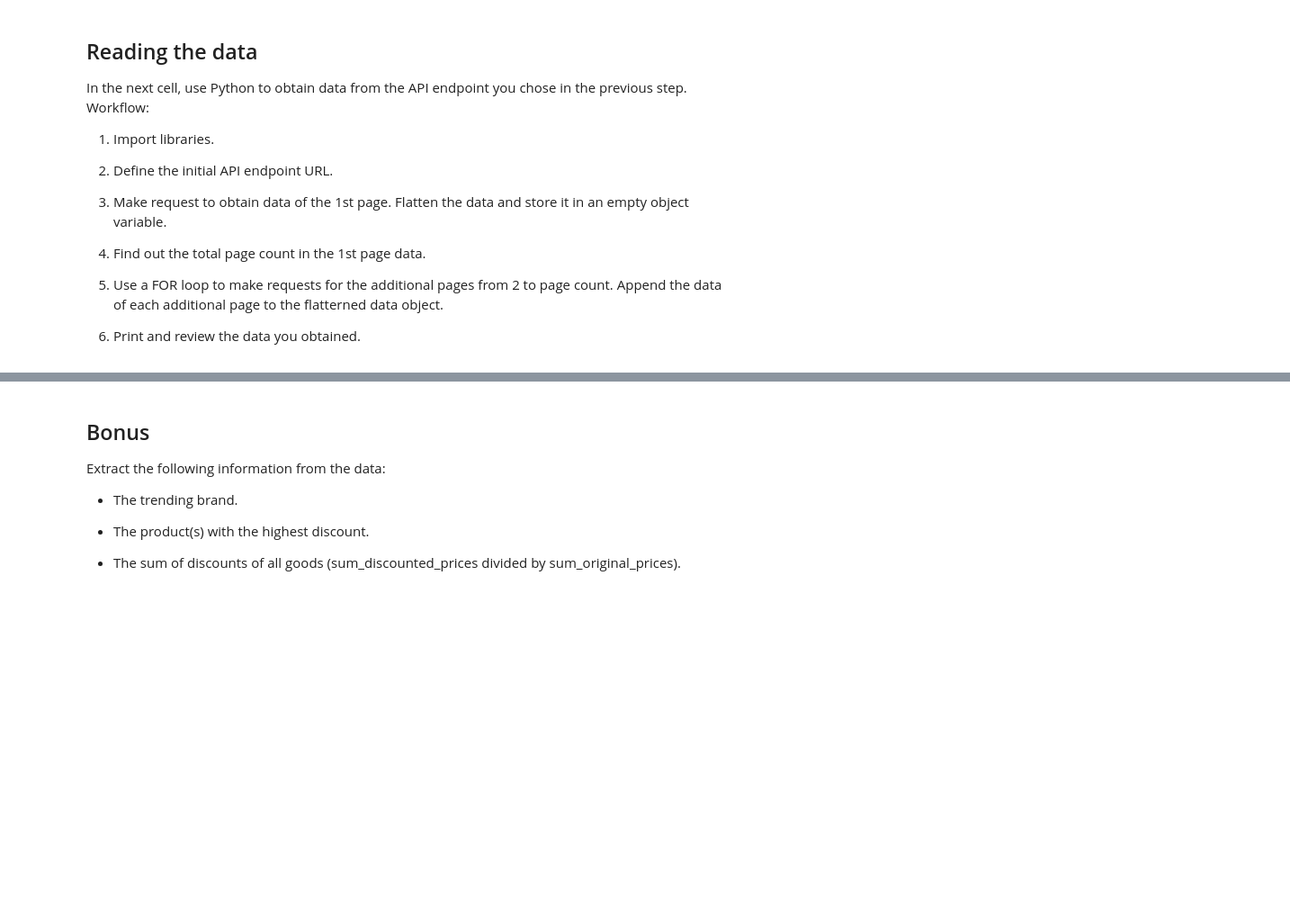
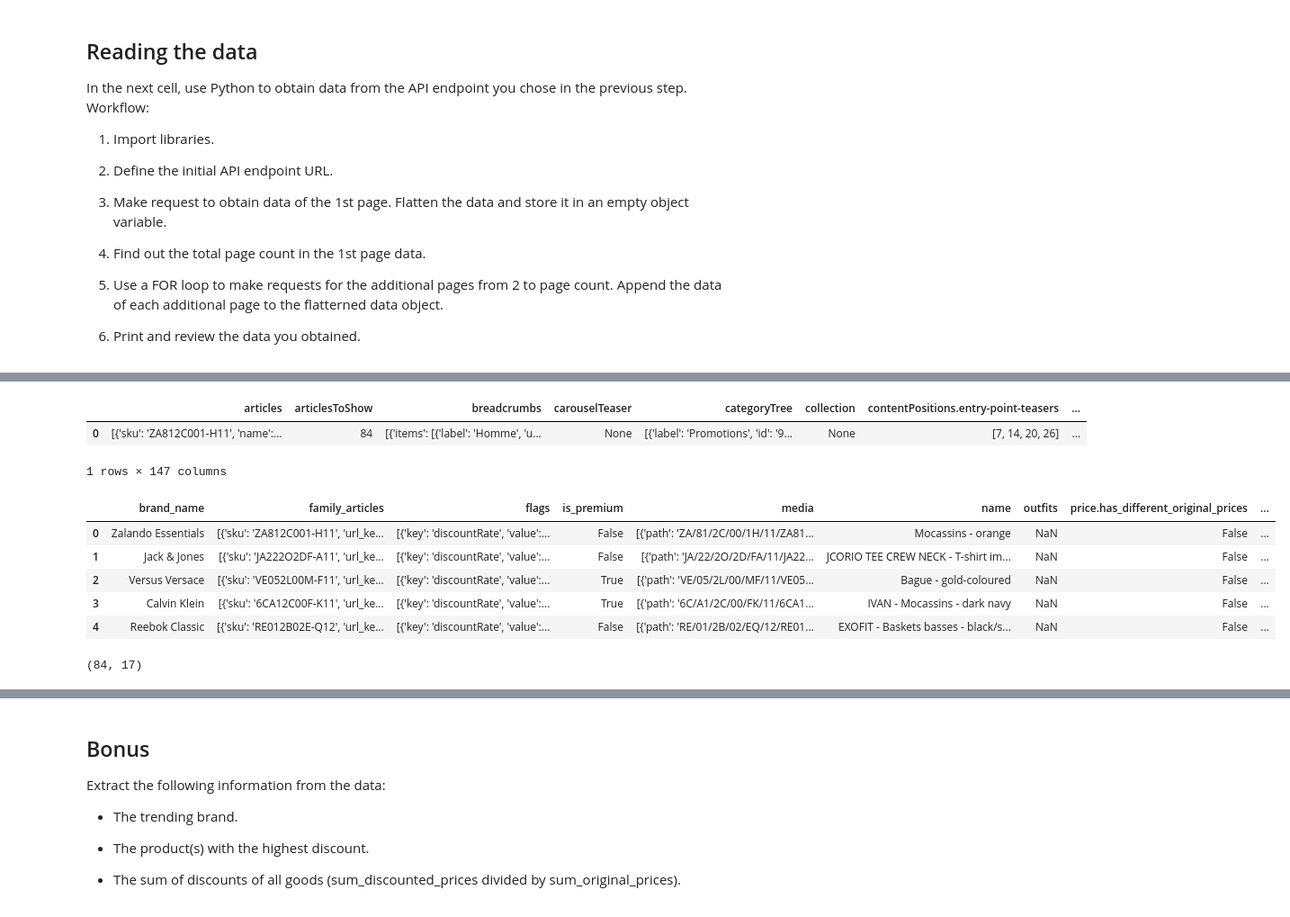
Before and after one commit to ta-datapt-bcn/lab-parsing-API-data, a Jupyter notebook: your-code/main.ipynb, the cells around one changed output, grey strips where cells are left out. Shown: that part at 90% size. Cells and saved outputs as stored; diff of their text form; code cells hidden in the pictures; blank space fills up the shorter version.

```diff
--- a/your-code/main.ipynb
+++ b/your-code/main.ipynb
@@ -20,3 +18,5 @@ Wrote your codes in the cell below to obtain the data from the API endpoint you
+# %%
+url='https://www.zalando.fr/api/catalog/articles?categories=promo-homme&limit=84&offset=84&sort=sale'
 # %% [markdown]
 ## Reading the data
 
@@ -37,0 +43,7 @@ In the next cell, use Python to obtain data from the API endpoint you chose in t
+# %%
+# headers definition
+headers = {'user-agent': 'Mozilla/5.0 (X11; Linux x86_64) AppleWebKit/537.36 (KHTML, like Gecko) Ubuntu Chromium/75.0.3770.90 Chrome/75.0.3770.90 Safari/537.36'}
+# %%
+response = requests.get(url, headers = headers)
+results = response.json()
+results
@@ -37,0 +68,21 @@ In the next cell, use Python to obtain data from the API endpoint you chose in t
+# %%
+flattened_data = json_normalize(results)
+flattened_data.head()
+# %% [output]
+|  | articles | articlesToShow | breadcrumbs | carouselTeaser | categoryTree | collection | contentPositions.entry-point-teasers | ... |
+| 0 | [{'sku': 'ZA812C001-H11', 'name':... | 84 | [{'items': [{'label': 'Homme', 'u... | None | [{'label': 'Promotions', 'id': '9... | None | [7, 14, 20, 26] | ... |
+1 rows × 147 columns
+# %%
+articles = json_normalize(flattened_data.articles[0])
+articles.head()
+# %% [output]
+|  | brand_name | family_articles | flags | is_premium | media | name | outfits | price.has_different_original_prices | ... |
+| 0 | Zalando Essentials | [{'sku': 'ZA812C001-H11', 'url_ke... | [{'key': 'discountRate', 'value':... | False | [{'path': 'ZA/81/2C/00/1H/11/ZA81... | Mocassins - orange | NaN | False | ... |
+| 1 | Jack & Jones | [{'sku': 'JA222O2DF-A11', 'url_ke... | [{'key': 'discountRate', 'value':... | False | [{'path': 'JA/22/2O/2D/FA/11/JA22... | JCORIO TEE CREW NECK - T-shirt im... | NaN | False | ... |
+| 2 | Versus Versace | [{'sku': 'VE052L00M-F11', 'url_ke... | [{'key': 'discountRate', 'value':... | True | [{'path': 'VE/05/2L/00/MF/11/VE05... | Bague - gold-coloured | NaN | False | ... |
+| 3 | Calvin Klein | [{'sku': '6CA12C00F-K11', 'url_ke... | [{'key': 'discountRate', 'value':... | True | [{'path': '6C/A1/2C/00/FK/11/6CA1... | IVAN - Mocassins - dark navy | NaN | False | ... |
+| 4 | Reebok Classic | [{'sku': 'RE012B02E-Q12', 'url_ke... | [{'key': 'discountRate', 'value':... | False | [{'path': 'RE/01/2B/02/EQ/12/RE01... | EXOFIT - Baskets basses - black/s... | NaN | False | ... |
+# %%
+articles.shape
+# %% [output]
+(84, 17)
```
Also changed, not shown: parts of 19 cells of this notebook, 1 other file.
